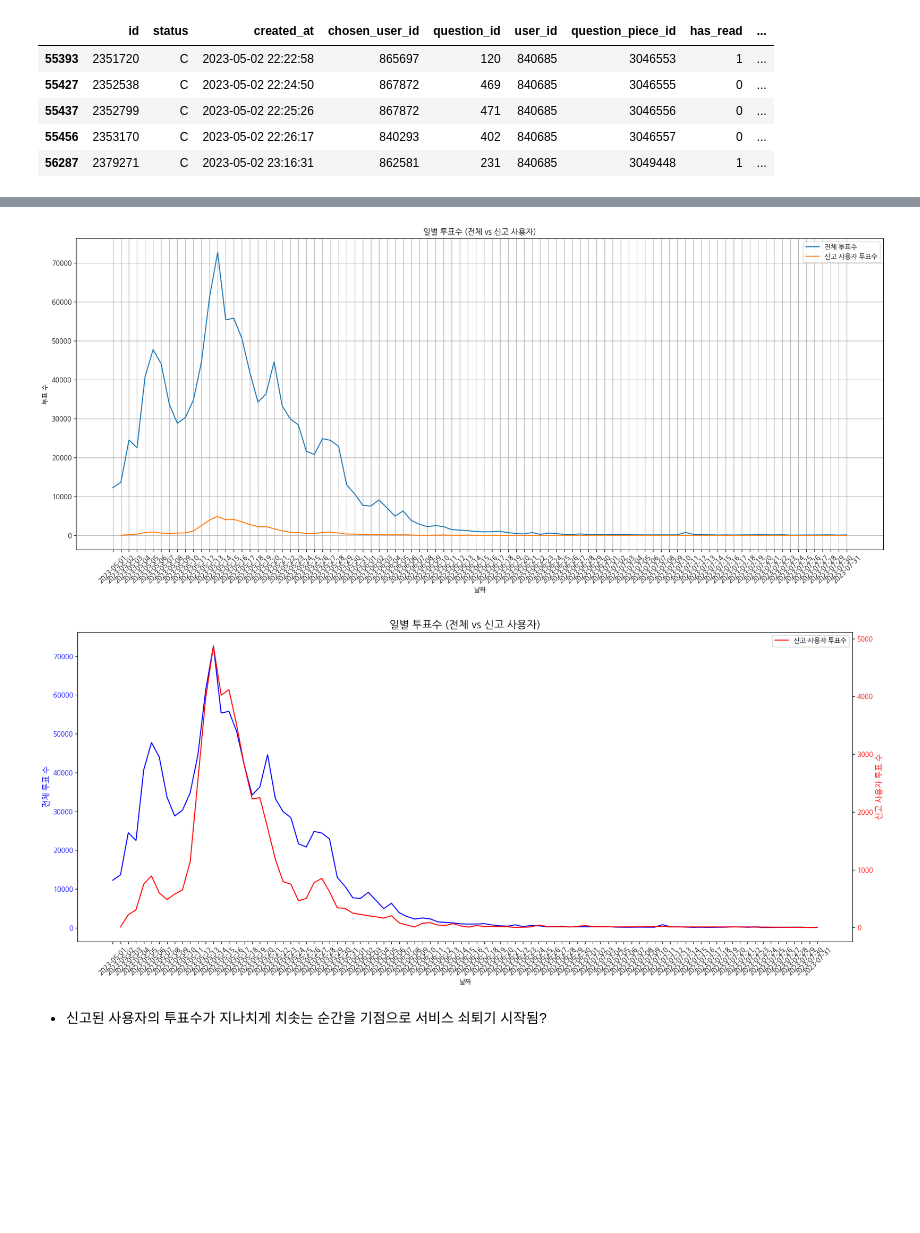
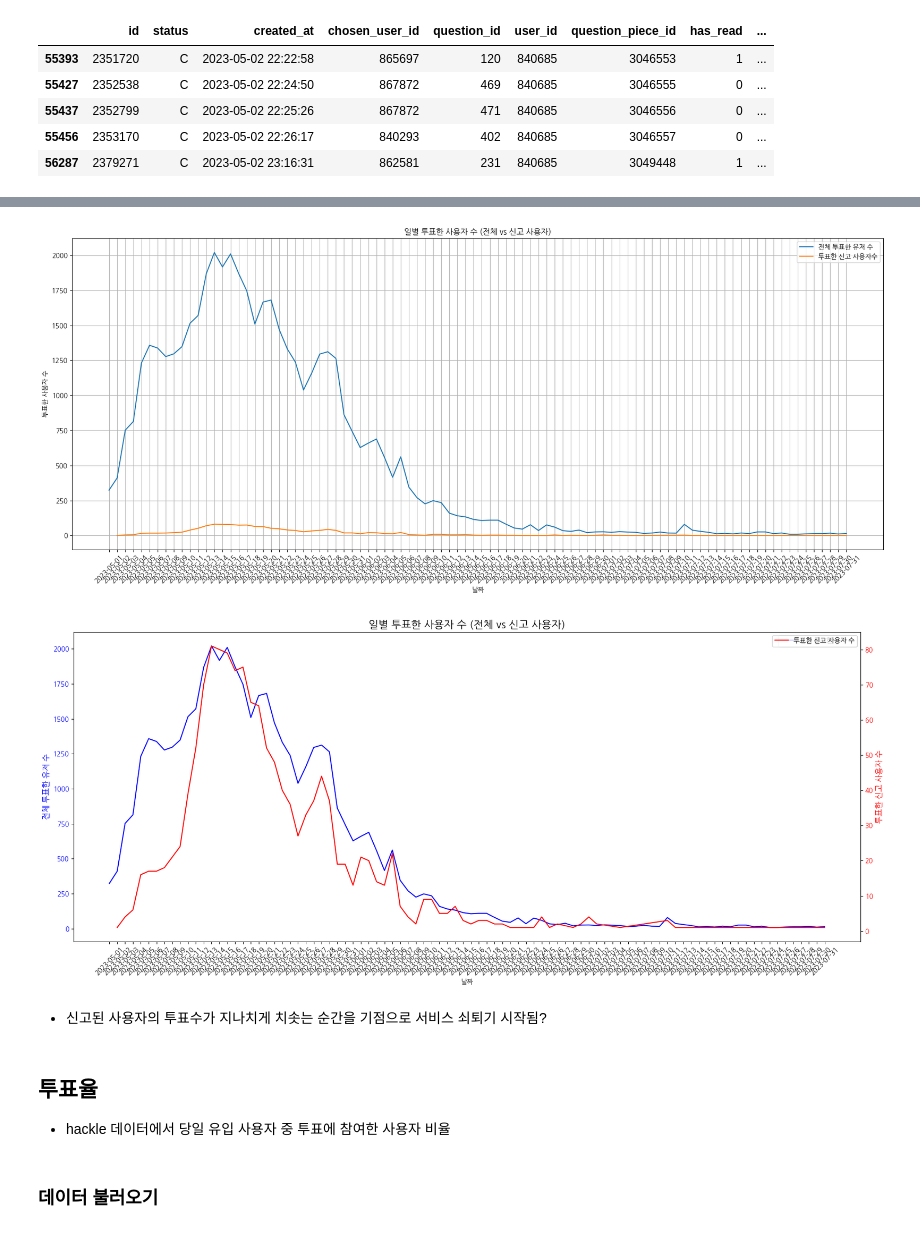
Before and after one commit to saeraniren/advanced_project, a Jupyter notebook: eda_kpi_hj.ipynb, the cells around one changed output, grey strips where cells are left out. Drawn from its saved outputs; the diff is of its cells as text; code cells hidden in the pictures; blank space fills up the shorter version.

Commit message:
eda_kpi_hj update about vote rate

```diff
--- a/eda_kpi_hj.ipynb
+++ b/eda_kpi_hj.ipynb
@@ -154,6 +154,7 @@ votecnt_df.head()
 | 30801 | 1482321 | C | 2023-05-01 03:38:48 | 855509 | 238 | 856430 | 1861801 | 0 | ... |
 | 30802 | 1482347 | C | 2023-05-01 03:38:53 | 860439 | 190 | 856430 | 1861802 | 0 | ... |
 # %%
-daily_votecnt_df = votecnt_df.groupby(['year_month_day']).size().reset_index(name='vote_cnt')
+# 날짜별 투표한 유저 수 구하기
+daily_votecnt_df = votecnt_df.groupby(['year_month_day'])['user_id'].nunique().reset_index(name='voteduser_cnt')
 daily_votecnt_df.head()
 # %% [output]
@@ -194,13 +195,13 @@ See the caveats in the documentation: https://pandas.pydata.org/pandas-docs/stab
 | 55456 | 2353170 | C | 2023-05-02 22:26:17 | 840293 | 402 | 840685 | 3046557 | 0 | ... |
 | 56287 | 2379271 | C | 2023-05-02 23:16:31 | 862581 | 231 | 840685 | 3049448 | 1 | ... |
 # %%
-# 날짜별 투표 수
-daily_votecnt_report_df = votecnt_report_df.groupby(['year_month_day']).size().reset_index(name='vote_cnt')
+# 날짜별 투표한 악성 유저 수
+daily_votecnt_report_df = votecnt_report_df.groupby(['year_month_day'])['user_id'].nunique().reset_index(name='voteduser_cnt')
 
 # 시각화
 plt.figure(figsize=(18,8))
-sns.lineplot(data=daily_votecnt_report_df, x='year_month_day', y='vote_cnt')
-plt.title('일별 투표수')
+sns.lineplot(data=daily_votecnt_report_df, x='year_month_day', y='voteduser_cnt')
+plt.title('일별 투표한 악성 유저수')
 plt.xticks(rotation=45)
 plt.show()
 # %% [output]
@@ -211,51 +212,56 @@ plt.show()
 plt.figure(figsize=(18,8))
 
 # 전체 투표수
-sns.lineplot(data=daily_votecnt_df, x='year_month_day', y='vote_cnt', label='전체 투표수')
+sns.lineplot(data=daily_votecnt_df, x='year_month_day', y='voteduser_cnt', label='전체 투표한 유저 수')
 
 # 신고된 사용자 투표수
-sns.lineplot(data=daily_votecnt_report_df, x='year_month_day', y='vote_cnt', label='신고 사용자 투표수')
+sns.lineplot(data=daily_votecnt_report_df, x='year_month_day', y='voteduser_cnt', label='투표한 신고 사용자수')
 
 # 기타 설정
-plt.title('일별 투표수 (전체 vs 신고 사용자)')
+plt.title('일별 투표한 사용자 수 (전체 vs 신고 사용자)')
 plt.xlabel('날짜')
-plt.ylabel('투표 수')
+plt.ylabel('투표한 사용자 수')
 plt.xticks(rotation=45)
 plt.legend()
 plt.grid(True)
 plt.tight_layout()
 plt.show()
 # %% [output]
-[figure, old version]
+[figure, new version]
 # %%
 # 두 그래프의 투표수 범위를 다르게 봐보기
 
 fig, ax1 = plt.subplots(figsize=(18,8))
 
 # 첫 번째 y축 - 전체 투표수
 sns.lineplot(
-    data=daily_votecnt_df, x='year_month_day', y='vote_cnt',
-    ax=ax1, label='전체 투표수', color='blue'
+    data=daily_votecnt_df, x='year_month_day', y='voteduser_cnt',
+    ax=ax1, label='전체 투표한 유저 수', color='blue'
 )
-ax1.set_ylabel('전체 투표 수', fontsize=12, color='blue')
+ax1.set_ylabel('전체 투표한 유저 수', fontsize=12, color='blue')
 ax1.tick_params(axis='y', labelcolor='blue')
 
 # 두 번째 y축 - 신고된 사용자 투표수
 ax2 = ax1.twinx()  # 이중 y축 생성
 sns.lineplot(
-    data=daily_votecnt_report_df, x='year_month_day', y='vote_cnt',
-    ax=ax2, label='신고 사용자 투표수', color='red'
+    data=daily_votecnt_report_df, x='year_month_day', y='voteduser_cnt',
+    ax=ax2, label='투표한 신고 사용자 수', color='red'
 )
-ax2.set_ylabel('신고 사용자 투표 수', fontsize=12, color='red')
+ax2.set_ylabel('투표한 신고 사용자 수', fontsize=12, color='red')
 ax2.tick_params(axis='y', labelcolor='red')
 
 # x축 및 기타 설정
-ax1.set_title('일별 투표수 (전체 vs 신고 사용자)', fontsize=16)
+ax1.set_title('일별 투표한 사용자 수 (전체 vs 신고 사용자)', fontsize=16)
 ax1.set_xlabel('날짜')
 ax1.set_xticklabels(ax1.get_xticklabels(), rotation=45)
 plt.tight_layout()
 plt.show()
 # %% [output]
-[figure, old version]
+[figure, new version]
 # %% [markdown]
 - 신고된 사용자의 투표수가 지나치게 치솟는 순간을 기점으로 서비스 쇠퇴기 시작됨?
+# %% [markdown]
+## 투표율
+- hackle 데이터에서 당일 유입 사용자 중 투표에 참여한 사용자 비율
+# %% [markdown]
+### 데이터 불러오기
```
Also changed, not shown: parts of 28 cells of this notebook.
